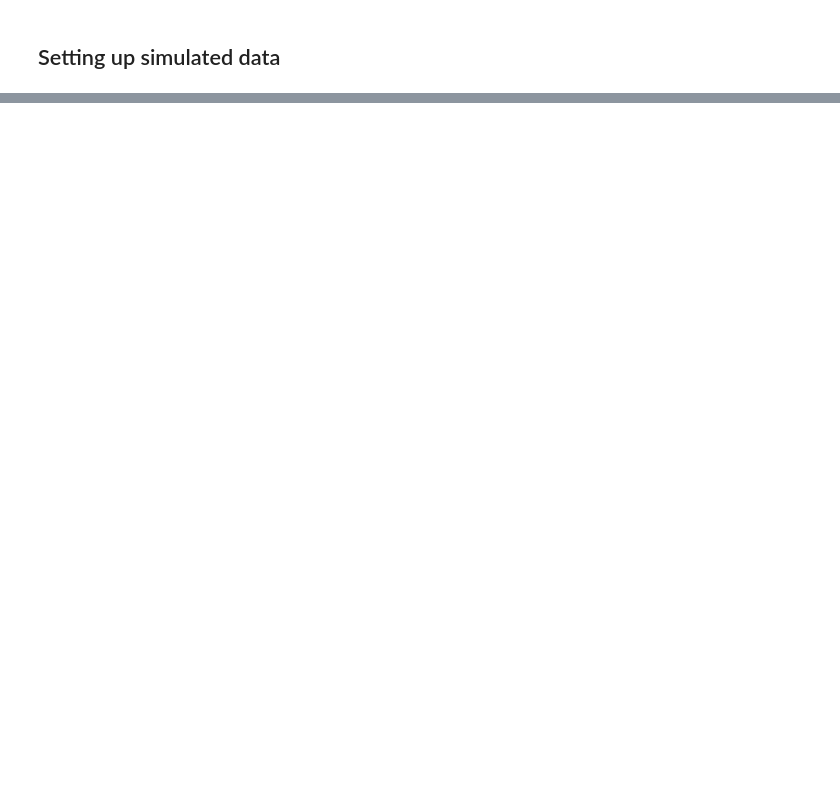
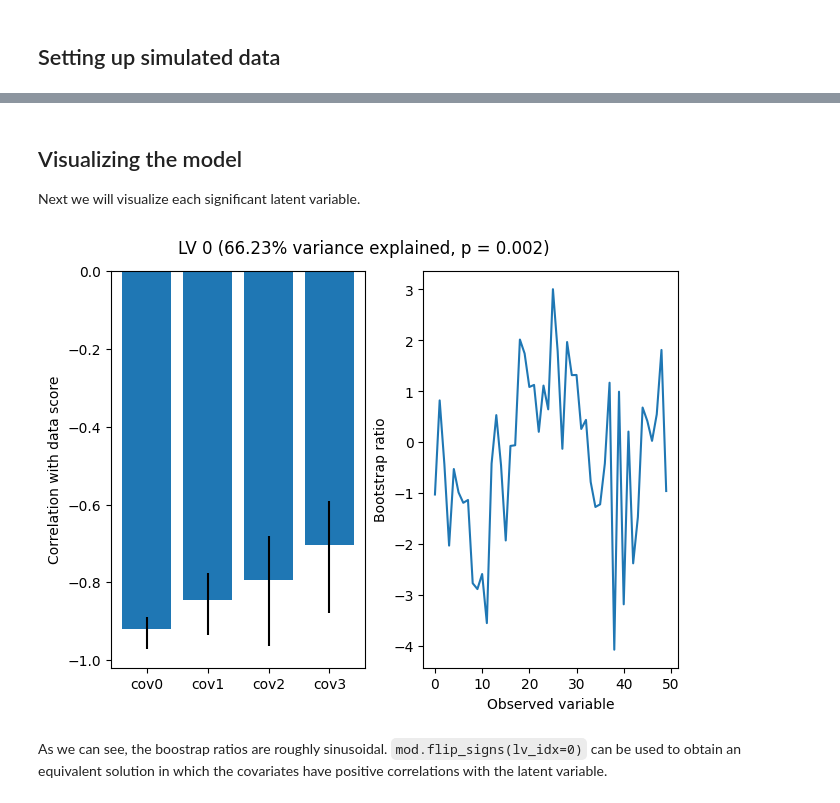
Before and after one commit to kinleyid/pyplsc, a Jupyter notebook: docs/source/notebooks/PLSC.ipynb, the cells around one changed output, grey strips where cells are left out. Drawn from its saved outputs; the diff is of its cells as text; code cells hidden in the pictures; blank space fills up the shorter version.

```diff
--- a/docs/source/notebooks/PLSC.ipynb
+++ b/docs/source/notebooks/PLSC.ipynb
@@ -31,0 +35,4 @@ data[design['cond'] == 'c-b'] += within_effect
+# %%
+mod = PLSC(random_state=123)
+mod.fit(data=data,
+        covariates=covariates)
@@ -31,0 +54,31 @@ data[design['cond'] == 'c-b'] += within_effect
+# %% [markdown]
+## Visualizing the model
+
+Next we will visualize each significant latent variable.
+# %%
+labels = mod.get_labels('covariate')
+n_sig = len(sig_lvs)
+
+fig = plt.figure(constrained_layout=True)
+subfigs = fig.subfigures(nrows=n_sig)
+if n_sig == 1:
+    subfigs = [subfigs]
+
+for plot_idx, lv_idx in enumerate(sig_lvs):
+    subfig = subfigs[plot_idx]
+    subfig.suptitle('LV %s (%.2f%% variance explained, p = %.3f)' % (
+        lv_idx,
+        100*mod.variance_explained_[lv_idx],
+        mod.pvals_[lv_idx]))
+    ax = subfig.subplots(ncols=2)
+    ax[0].bar(x=labels,
+              height=mod.boot_stat_val_[:, lv_idx],
+              yerr=mod.get_boot_stat_yerr(lv_idx))
+    ax[0].set_ylabel('Correlation with data score')
+    ax[1].plot(mod.bootstrap_ratios_[:, lv_idx])
+    ax[1].set_ylabel('Bootstrap ratio')
+    ax[1].set_xlabel('Observed variable')
+# %% [output]
+[figure, added]
+# %% [markdown]
+As we can see, the boostrap ratios are roughly sinusoidal. `mod.flip_signs(lv_idx=0)` can be used to obtain an equivalent solution in which the covariates have positive correlations with the latent variable.
```
Also changed, not shown: parts of 9 cells of this notebook, 6 other files.
